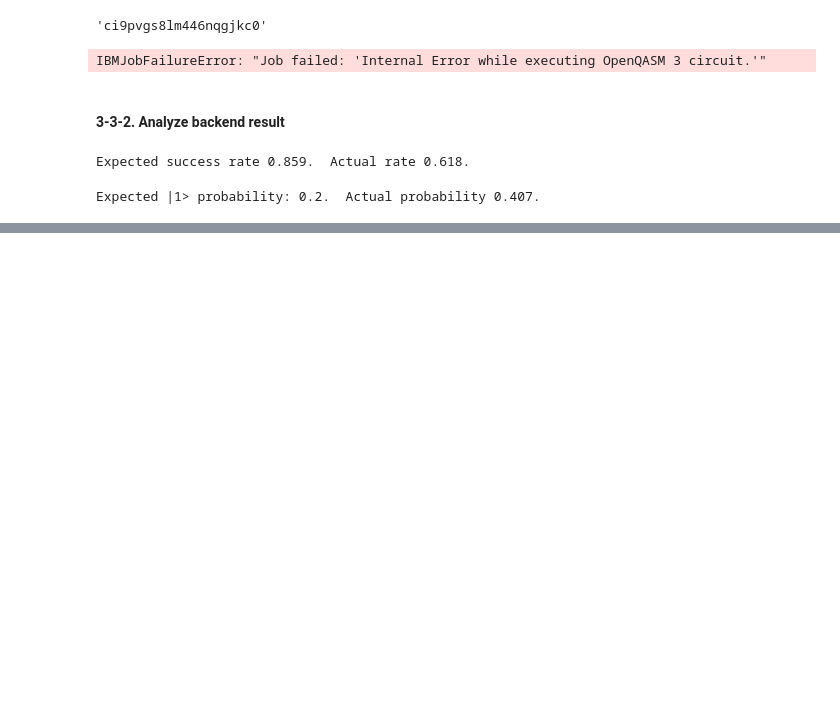
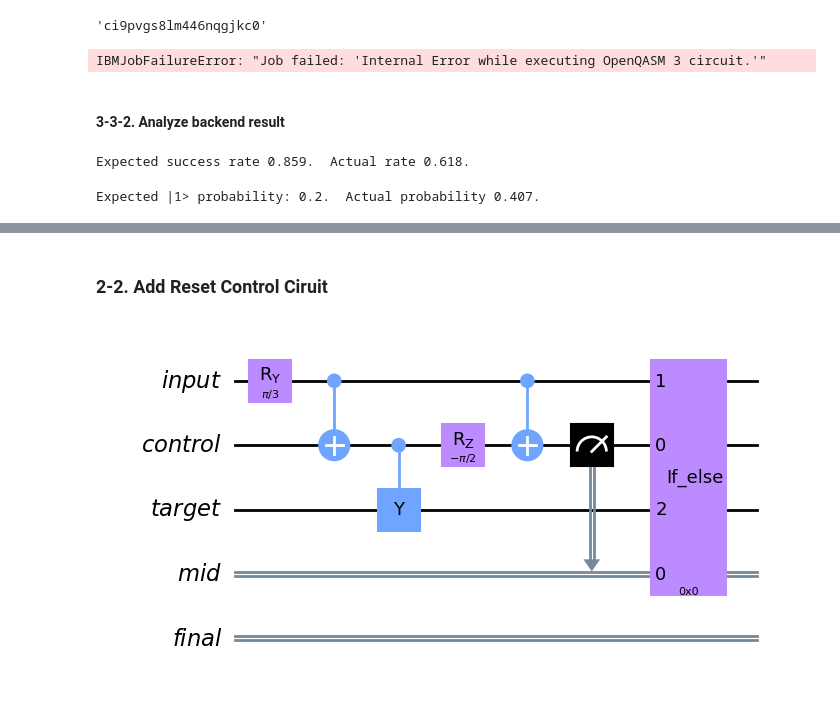
Before and after one commit to yunseo-kim/quantum-rnn, a Jupyter notebook: rus_circuit.ipynb, the cells around one changed output, grey strips where cells are left out. Drawn from its saved outputs; the diff is of its cells as text; code cells hidden in the pictures; blank space fills up the shorter version.

```diff
--- a/rus_circuit.ipynb
+++ b/rus_circuit.ipynb
@@ -198,0 +245,18 @@ Expected |1> probability: 0.2.  Actual probability 0.407.
+# %% [markdown]
+### 2-2. Add Reset Control Ciruit
+# %%
+def repeat_block(circuit, input, target, control, measure):
+    """Reset the controlling qubits if they are in |1>."""
+    with circuit.if_test((measure, 0)) as else_:
+        pass
+    with else_:
+        # Reset the control and target.
+        circuit.x(control)
+        circuit.ry(-np.pi/2, target)
+        # Then repeat the trial.
+        trial(circuit, input, target, control, mid_measure)
+
+repeat_block(example, input, target, control, mid_measure)
+example.draw("mpl", cregbundle=False)
+# %% [output]
+[figure, added]
```
Also changed, not shown: parts of 20 cells of this notebook.
